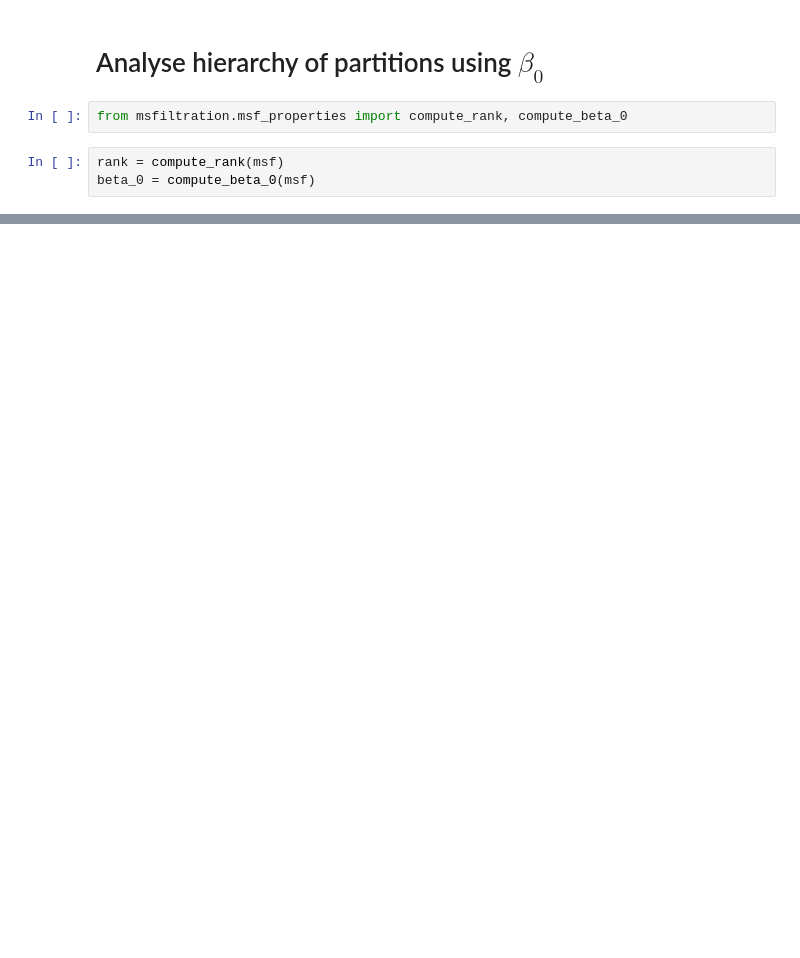
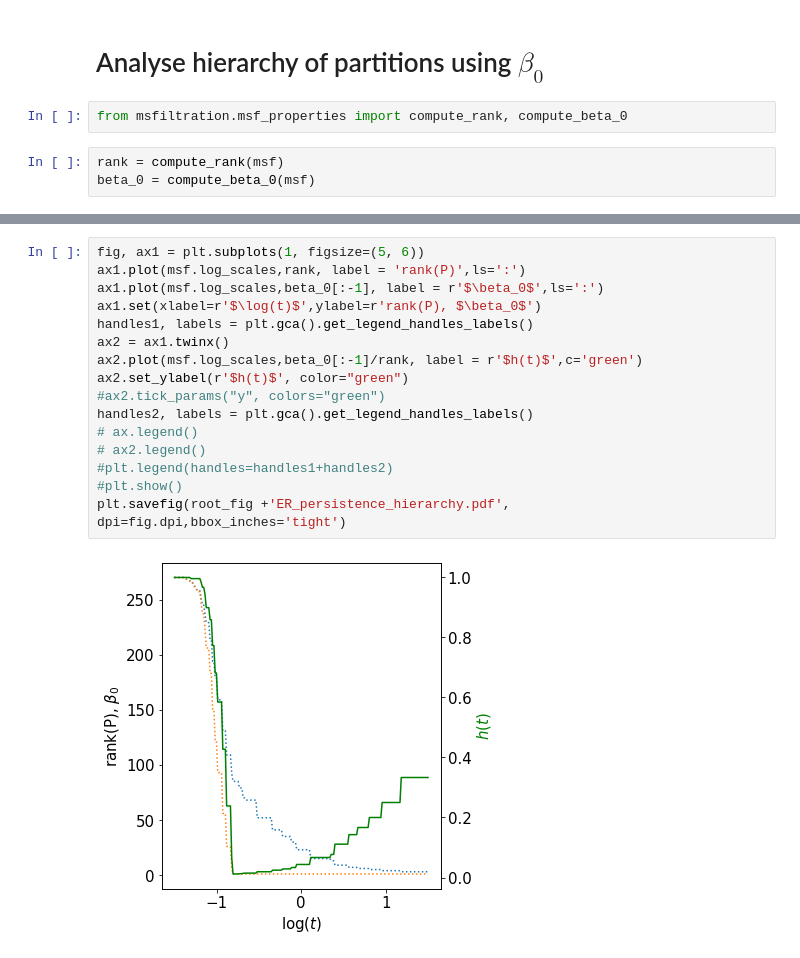
Before and after one commit to barahona-research-group/MCF, a Jupyter notebook: notebooks/220426_Erdos_Renyi.ipynb, the cells around one changed output, grey strips where cells are left out. Saved outputs shown, nothing was run; the diff lists cells and outputs as text; blank space fills up the shorter version.

```diff
--- a/notebooks/220426_Erdos_Renyi.ipynb
+++ b/notebooks/220426_Erdos_Renyi.ipynb
@@ -176,0 +176,18 @@ plt.show()
+# %%
+fig, ax1 = plt.subplots(1, figsize=(5, 6))
+ax1.plot(msf.log_scales,rank, label = 'rank(P)',ls=':')
+ax1.plot(msf.log_scales,beta_0[:-1], label = r'$\beta_0$',ls=':')
+ax1.set(xlabel=r'$\log(t)$',ylabel=r'rank(P), $\beta_0$')
+handles1, labels = plt.gca().get_legend_handles_labels()
+ax2 = ax1.twinx()
+ax2.plot(msf.log_scales,beta_0[:-1]/rank, label = r'$h(t)$',c='green')
+ax2.set_ylabel(r'$h(t)$', color="green")
+#ax2.tick_params("y", colors="green")
+handles2, labels = plt.gca().get_legend_handles_labels()
+# ax.legend()
+# ax2.legend()
+#plt.legend(handles=handles1+handles2)
+#plt.show()
+plt.savefig(root_fig +'ER_persistence_hierarchy.pdf', dpi=fig.dpi,bbox_inches='tight')
+# %% [output]
+[figure, added]
```
Also changed, not shown: parts of 13 cells of this notebook, 21 other files.
